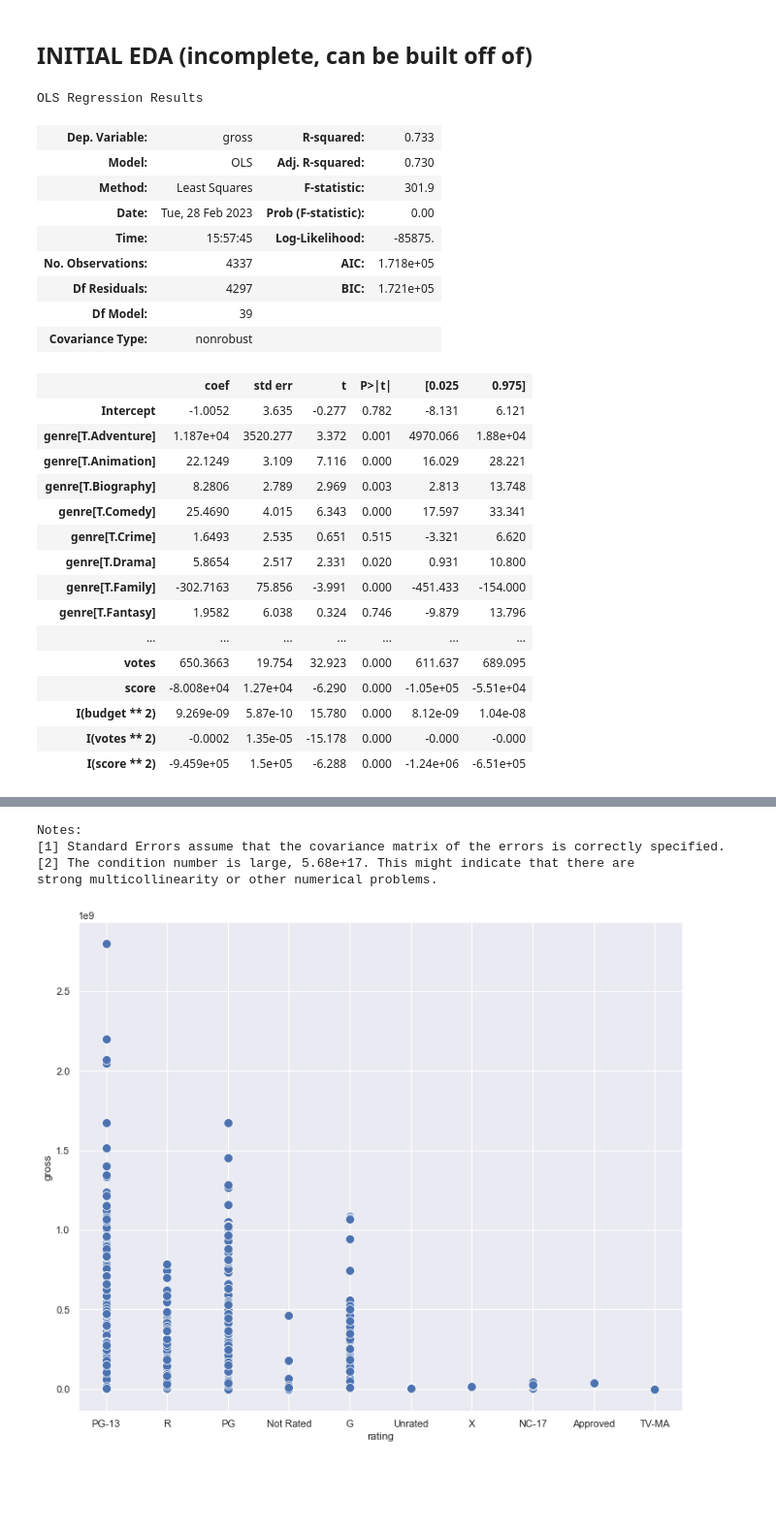
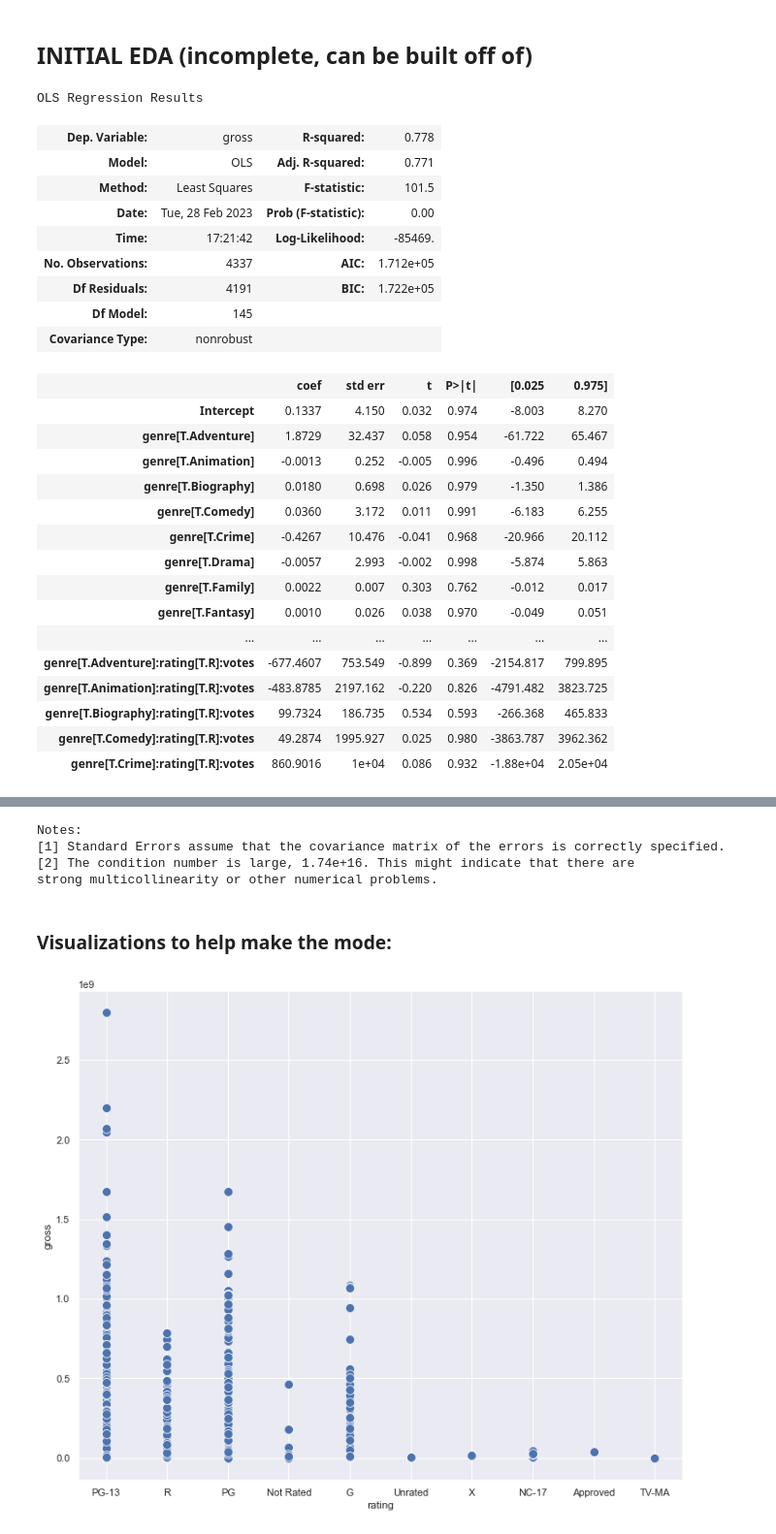
Before and after one commit to isabelgabrielaknight/final-project-303-2, a Jupyter notebook: variable_selection_all_movies.ipynb, the cells around one changed output, grey strips where cells are left out. Shown at 97% size. Saved outputs shown, nothing was run; the diff lists cells and outputs as text; code cells hidden in the pictures; blank space fills up the shorter version.

```diff
--- a/variable_selection_all_movies.ipynb
+++ b/variable_selection_all_movies.ipynb
@@ -19,3 +10,32 @@ movies.head()
+# %%
+# data wrangling
+def wrangling(df):
+    df = df.drop('Unnamed: 0', axis=1)
+    df = df.drop('index', axis=1)
+    df.replace(' ', '_', regex=True, inplace = True)
+    df.replace('-', '_', regex=True, inplace = True)
+    return df
+
+movies = wrangling(movies)
+# %%
+# grouping countries into continents
+def continent(s):
+    if s['country'] in ['United_States','Mexico', 'Canada','Jamaica']:
+        return 'North_America'
+    if s['country'] in ['United_Kingdom', 'France', 'Germany', 'Belgium','Spain', 'Norway', 'Iceland', 'West_Germany', 'Ireland', 'Italy', 'Finland', 'Czech_Republic', 'Switzerland', 'Sweden', 'Denmark', 'Netherlands','Federal_Republic_of_Yugoslavia','Yugoslavia', 'Hungary', 'Republic_of_Macedonia', 'Austria','Portugal','Malta']:
+        return 'Europe'
+    if s['country'] in ['Japan','China','South_Korea', 'Hong_Kong','India','United_Arab_Emirates','Taiwan','Lebanon','Indonesia', 'Iran','Israel','Russia','Thailand']:
+        return 'Asia'
+    if s['country'] in ['Australia','New_Zealand']:
+        return 'Oceania'
+    if s['country'] in ['South_Africa', 'Kenya']:
+        return 'Africa'
+    if s['country'] in ['Brazil', 'Argentina', 'Aruba', 'Chile', 'Panama','Colombia']:
+        return 'South_America'
+    else:
+        return 'NA'
+
+movies['continent'] = movies.apply(continent, axis=1)
 # %%
 # split into training & test
 np.random.seed(2)
@@ -25,33 +45,33 @@ test = movies.drop(train.index)
 ## INITIAL EDA (incomplete, can be built off of)
 # %%
 # the start of a model by hand
-ols_object = sm.ols(formula = 'gross~budget*genre*year+votes+score+I(budget**2)+I(votes**2)+I(score**2)', data = train)
+ols_object = sm.ols(formula = 'gross~budget*genre*rating*votes+I(budget**2)+I(votes**2)', data = train)
 model = ols_object.fit()
 model.summary()
 # %% [output]
 OLS Regression Results
-| Dep. Variable: | gross | R-squared: | 0.733 |
-| Model: | OLS | Adj. R-squared: | 0.730 |
-| Method: | Least Squares | F-statistic: | 301.9 |
+| Dep. Variable: | gross | R-squared: | 0.778 |
+| Model: | OLS | Adj. R-squared: | 0.771 |
+| Method: | Least Squares | F-statistic: | 101.5 |
 | Date: | Tue, 28 Feb 2023 | Prob (F-statistic): | 0.00 |
-| Time: | 15:57:45 | Log-Likelihood: | -85875. |
-| No. Observations: | 4337 | AIC: | 1.718e+05 |
-| Df Residuals: | 4297 | BIC: | 1.721e+05 |
-| Df Model: | 39 |  |  |
+| Time: | 17:21:42 | Log-Likelihood: | -85469. |
+| No. Observations: | 4337 | AIC: | 1.712e+05 |
+| Df Residuals: | 4191 | BIC: | 1.722e+05 |
+| Df Model: | 145 |  |  |
 | Covariance Type: | nonrobust |  |  |
 |  | coef | std err | t | P>|t| | [0.025 | 0.975] |
-| Intercept | -1.0052 | 3.635 | -0.277 | 0.782 | -8.131 | 6.121 |
-| genre[T.Adventure] | 1.187e+04 | 3520.277 | 3.372 | 0.001 | 4970.066 | 1.88e+04 |
-| genre[T.Animation] | 22.1249 | 3.109 | 7.116 | 0.000 | 16.029 | 28.221 |
-| genre[T.Biography] | 8.2806 | 2.789 | 2.969 | 0.003 | 2.813 | 13.748 |
-| genre[T.Comedy] | 25.4690 | 4.015 | 6.343 | 0.000 | 17.597 | 33.341 |
-| genre[T.Crime] | 1.6493 | 2.535 | 0.651 | 0.515 | -3.321 | 6.620 |
-| genre[T.Drama] | 5.8654 | 2.517 | 2.331 | 0.020 | 0.931 | 10.800 |
-| genre[T.Family] | -302.7163 | 75.856 | -3.991 | 0.000 | -451.433 | -154.000 |
-| genre[T.Fantasy] | 1.9582 | 6.038 | 0.324 | 0.746 | -9.879 | 13.796 |
+| Intercept | 0.1337 | 4.150 | 0.032 | 0.974 | -8.003 | 8.270 |
+| genre[T.Adventure] | 1.8729 | 32.437 | 0.058 | 0.954 | -61.722 | 65.467 |
+| genre[T.Animation] | -0.0013 | 0.252 | -0.005 | 0.996 | -0.496 | 0.494 |
+| genre[T.Biography] | 0.0180 | 0.698 | 0.026 | 0.979 | -1.350 | 1.386 |
+| genre[T.Comedy] | 0.0360 | 3.172 | 0.011 | 0.991 | -6.183 | 6.255 |
+| genre[T.Crime] | -0.4267 | 10.476 | -0.041 | 0.968 | -20.966 | 20.112 |
+| genre[T.Drama] | -0.0057 | 2.993 | -0.002 | 0.998 | -5.874 | 5.863 |
+| genre[T.Family] | 0.0022 | 0.007 | 0.303 | 0.762 | -0.012 | 0.017 |
+| genre[T.Fantasy] | 0.0010 | 0.026 | 0.038 | 0.970 | -0.049 | 0.051 |
 | ... | ... | ... | ... | ... | ... | ... |
-| votes | 650.3663 | 19.754 | 32.923 | 0.000 | 611.637 | 689.095 |
-| score | -8.008e+04 | 1.27e+04 | -6.290 | 0.000 | -1.05e+05 | -5.51e+04 |
-| I(budget ** 2) | 9.269e-09 | 5.87e-10 | 15.780 | 0.000 | 8.12e-09 | 1.04e-08 |
-| I(votes ** 2) | -0.0002 | 1.35e-05 | -15.178 | 0.000 | -0.000 | -0.000 |
-| I(score ** 2) | -9.459e+05 | 1.5e+05 | -6.288 | 0.000 | -1.24e+06 | -6.51e+05 |
+| genre[T.Adventure]:rating[T.R]:votes | -677.4607 | 753.549 | -0.899 | 0.369 | -2154.817 | 799.895 |
+| genre[T.Animation]:rating[T.R]:votes | -483.8785 | 2197.162 | -0.220 | 0.826 | -4791.482 | 3823.725 |
+| genre[T.Biography]:rating[T.R]:votes | 99.7324 | 186.735 | 0.534 | 0.593 | -266.368 | 465.833 |
+| genre[T.Comedy]:rating[T.R]:votes | 49.2874 | 1995.927 | 0.025 | 0.980 | -3863.787 | 3962.362 |
+| genre[T.Crime]:rating[T.R]:votes | 860.9016 | 1e+04 | 0.086 | 0.932 | -1.88e+04 | 2.05e+04 |
@@ -62,5 +82,7 @@ OLS Regression Results
 Notes:
 [1] Standard Errors assume that the covariance matrix of the errors is correctly specified.
-[2] The condition number is large, 5.68e+17. This might indicate that there are
+[2] The condition number is large, 1.74e+16. This might indicate that there are
 strong multicollinearity or other numerical problems.
+# %% [markdown]
+### Visualizations to help make the mode:
 # %%
```
Also changed, not shown: parts of 28 cells of this notebook.
